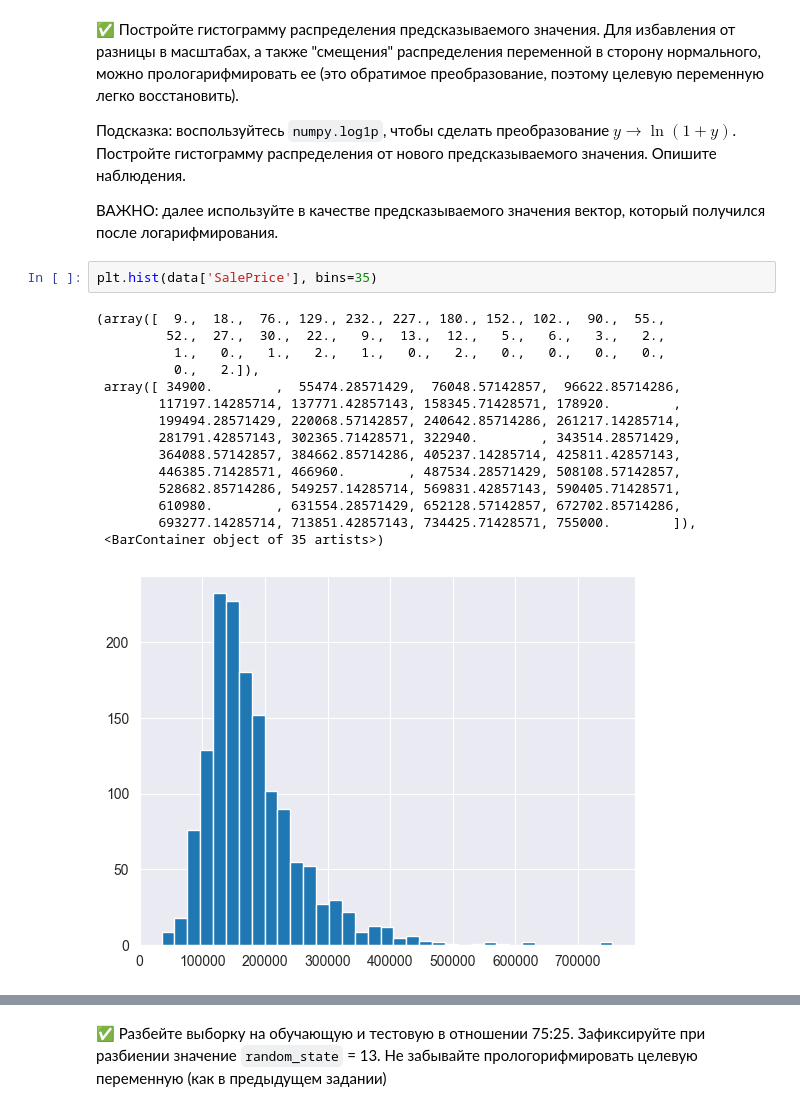
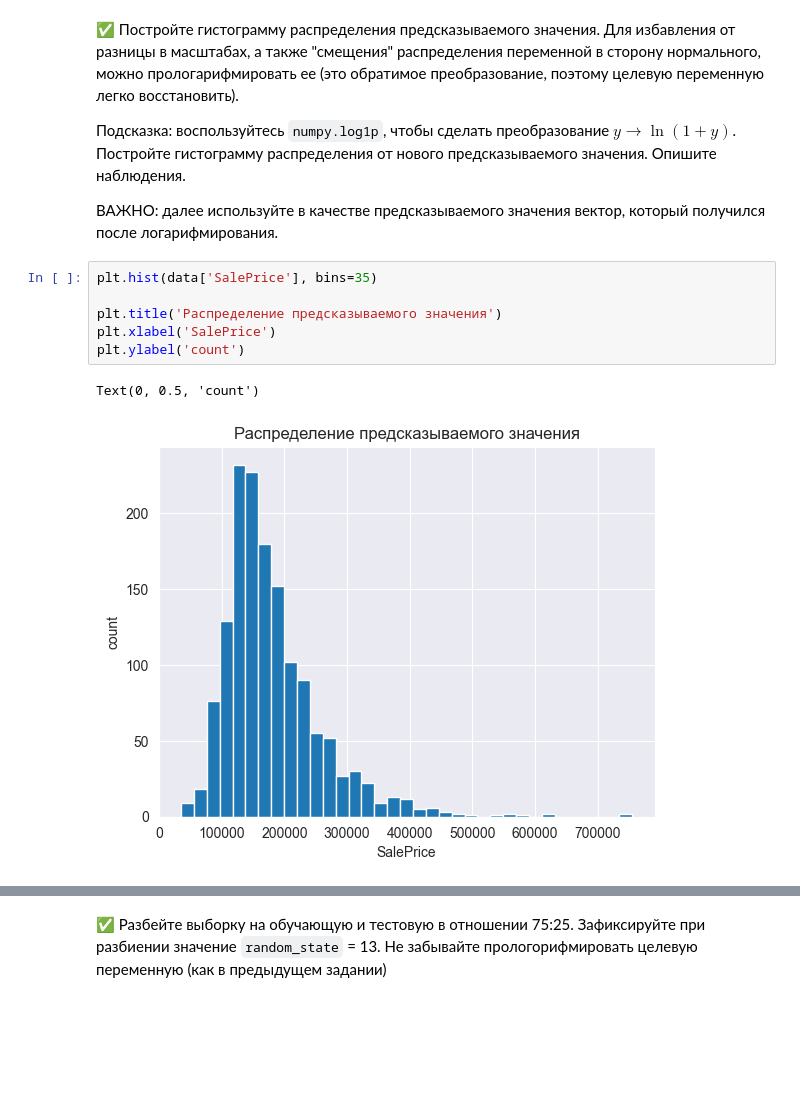
Before and after one commit to KraviGO/ML, a Jupyter notebook: Postupashki_ML_start/HW_2/HW2_LinearRegression.ipynb.ipynb, the cells around one changed output, grey strips where cells are left out. Cells and saved outputs as stored; diff of their text form; blank space fills up the shorter version.

```diff
--- a/Postupashki_ML_start/HW_2/HW2_LinearRegression.ipynb.ipynb
+++ b/Postupashki_ML_start/HW_2/HW2_LinearRegression.ipynb.ipynb
@@ -304,21 +309,12 @@ ax.legend(loc='lower left')
 ВАЖНО: далее используйте в качестве предсказываемого значения вектор, который получился после логарифмирования.
 # %%
 plt.hist(data['SalePrice'], bins=35)
+
+plt.title('Распределение предсказываемого значения')
+plt.xlabel('SalePrice')
+plt.ylabel('count')
 # %% [output]
-(array([  9.,  18.,  76., 129., 232., 227., 180., 152., 102.,  90.,  55.,
-         52.,  27.,  30.,  22.,   9.,  13.,  12.,   5.,   6.,   3.,   2.,
-          1.,   0.,   1.,   2.,   1.,   0.,   2.,   0.,   0.,   0.,   0.,
-          0.,   2.]),
- array([ 34900.        ,  55474.28571429,  76048.57142857,  96622.85714286,
-        117197.14285714, 137771.42857143, 158345.71428571, 178920.        ,
-        199494.28571429, 220068.57142857, 240642.85714286, 261217.14285714,
-        281791.42857143, 302365.71428571, 322940.        , 343514.28571429,
-        364088.57142857, 384662.85714286, 405237.14285714, 425811.42857143,
-        446385.71428571, 466960.        , 487534.28571429, 508108.57142857,
-        528682.85714286, 549257.14285714, 569831.42857143, 590405.71428571,
-        610980.        , 631554.28571429, 652128.57142857, 672702.85714286,
-        693277.14285714, 713851.42857143, 734425.71428571, 755000.        ]),
- <BarContainer object of 35 artists>)
+Text(0, 0.5, 'count')
-[figure, old version]
+[figure, new version]
 # %%
 plt.hist(np.log1p(data['SalePrice']), bins=35)
```
Also changed, not shown: parts of 40 cells of this notebook.
